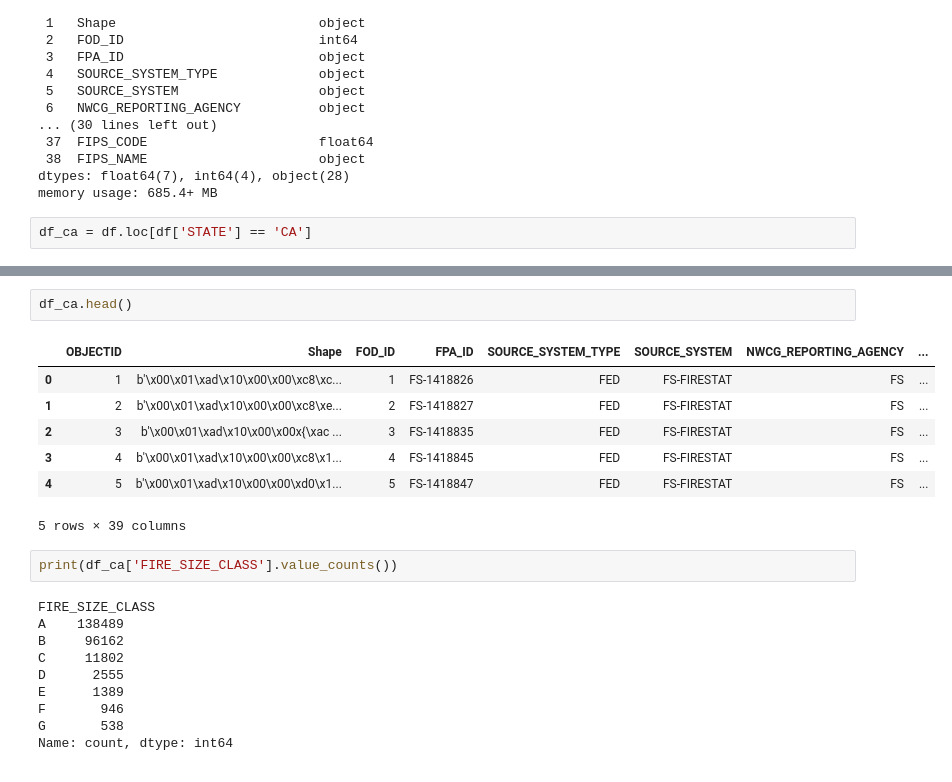
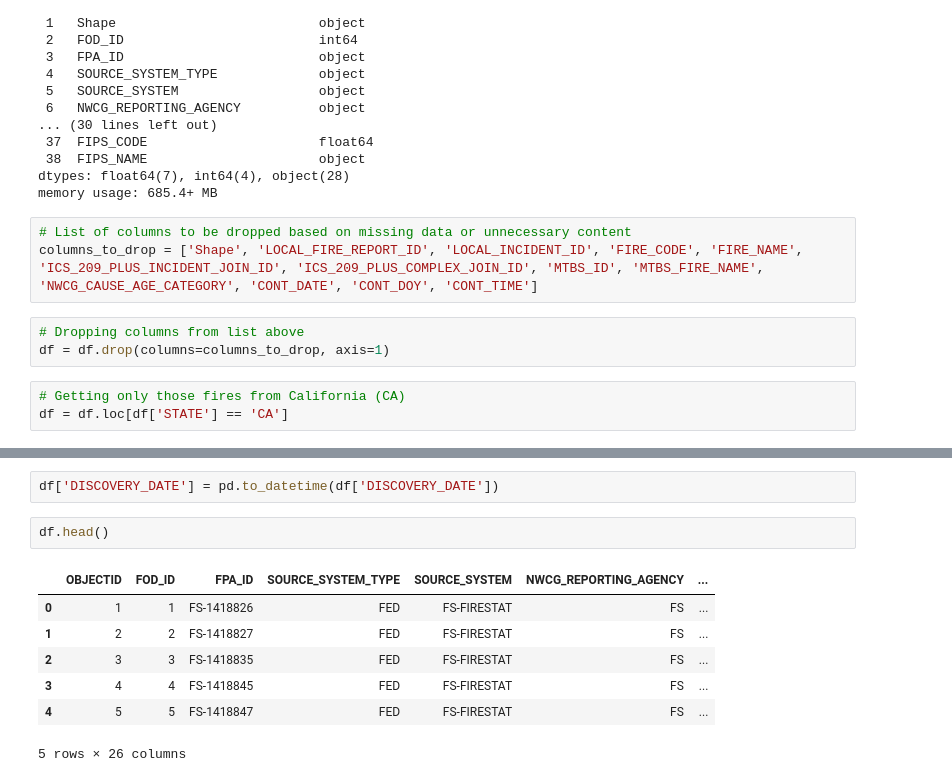
Before and after one commit to briangullen/gc_proj_prep, a Jupyter notebook: ca_wildfires.ipynb, the cells around one changed output, grey strips where cells are left out. Cells and saved outputs as stored; diff of their text form.

```diff
--- a/ca_wildfires.ipynb
+++ b/ca_wildfires.ipynb
@@ -36,5 +41,12 @@ Data columns (total 39 columns):
  38  FIPS_NAME                      object
 dtypes: float64(7), int64(4), object(28)
 memory usage: 685.4+ MB
+# %%
+# List of columns to be dropped based on missing data or unnecessary content
+columns_to_drop = ['Shape', 'LOCAL_FIRE_REPORT_ID', 'LOCAL_INCIDENT_ID', 'FIRE_CODE', 'FIRE_NAME', 'ICS_209_PLUS_INCIDENT_JOIN_ID', 'ICS_209_PLUS_COMPLEX_JOIN_ID', 'MTBS_ID', 'MTBS_FIRE_NAME', 'NWCG_CAUSE_AGE_CATEGORY', 'CONT_DATE', 'CONT_DOY', 'CONT_TIME']
+# %%
+# Dropping columns from list above
+df = df.drop(columns=columns_to_drop, axis=1)
 # %%
-df_ca = df.loc[df['STATE'] == 'CA']
+# Getting only those fires from California (CA)
+df = df.loc[df['STATE'] == 'CA']
@@ -45,22 +104,12 @@ df_ca.shape
+# %%
+df['DISCOVERY_DATE'] = pd.to_datetime(df['DISCOVERY_DATE'])
 # %%
-df_ca.head()
+df.head()
 # %% [output]
-|  | OBJECTID | Shape | FOD_ID | FPA_ID | SOURCE_SYSTEM_TYPE | SOURCE_SYSTEM | NWCG_REPORTING_AGENCY | ... |
-| 0 | 1 | b'\x00\x01\xad\x10\x00\x00\xc8\xc... | 1 | FS-1418826 | FED | FS-FIRESTAT | FS | ... |
-| 1 | 2 | b'\x00\x01\xad\x10\x00\x00\xc8\xe... | 2 | FS-1418827 | FED | FS-FIRESTAT | FS | ... |
-| 2 | 3 | b'\x00\x01\xad\x10\x00\x00x{\xac ... | 3 | FS-1418835 | FED | FS-FIRESTAT | FS | ... |
-| 3 | 4 | b'\x00\x01\xad\x10\x00\x00\xc8\x1... | 4 | FS-1418845 | FED | FS-FIRESTAT | FS | ... |
-| 4 | 5 | b'\x00\x01\xad\x10\x00\x00\xd0\x1... | 5 | FS-1418847 | FED | FS-FIRESTAT | FS | ... |
+|  | OBJECTID | FOD_ID | FPA_ID | SOURCE_SYSTEM_TYPE | SOURCE_SYSTEM | NWCG_REPORTING_AGENCY | ... |
+| 0 | 1 | 1 | FS-1418826 | FED | FS-FIRESTAT | FS | ... |
+| 1 | 2 | 2 | FS-1418827 | FED | FS-FIRESTAT | FS | ... |
+| 2 | 3 | 3 | FS-1418835 | FED | FS-FIRESTAT | FS | ... |
+| 3 | 4 | 4 | FS-1418845 | FED | FS-FIRESTAT | FS | ... |
+| 4 | 5 | 5 | FS-1418847 | FED | FS-FIRESTAT | FS | ... |
-5 rows × 39 columns
+5 rows × 26 columns
-# %%
-print(df_ca['FIRE_SIZE_CLASS'].value_counts())
-# %% [output]
-FIRE_SIZE_CLASS
-A    138489
-B     96162
-C     11802
-D      2555
-E      1389
-F       946
-G       538
-Name: count, dtype: int64
```
Also changed, not shown: parts of 22 cells of this notebook.
